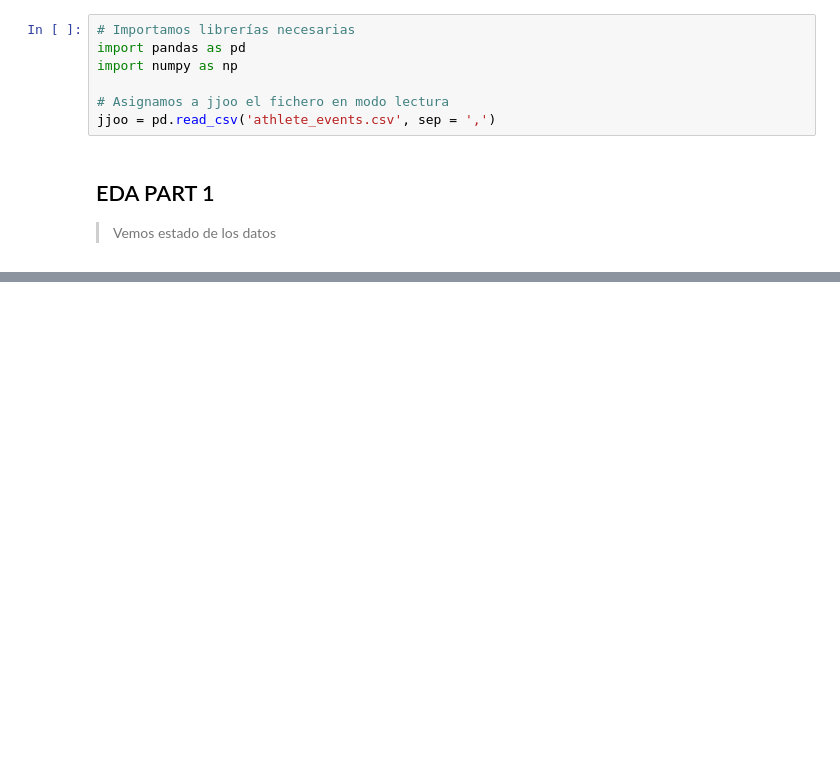
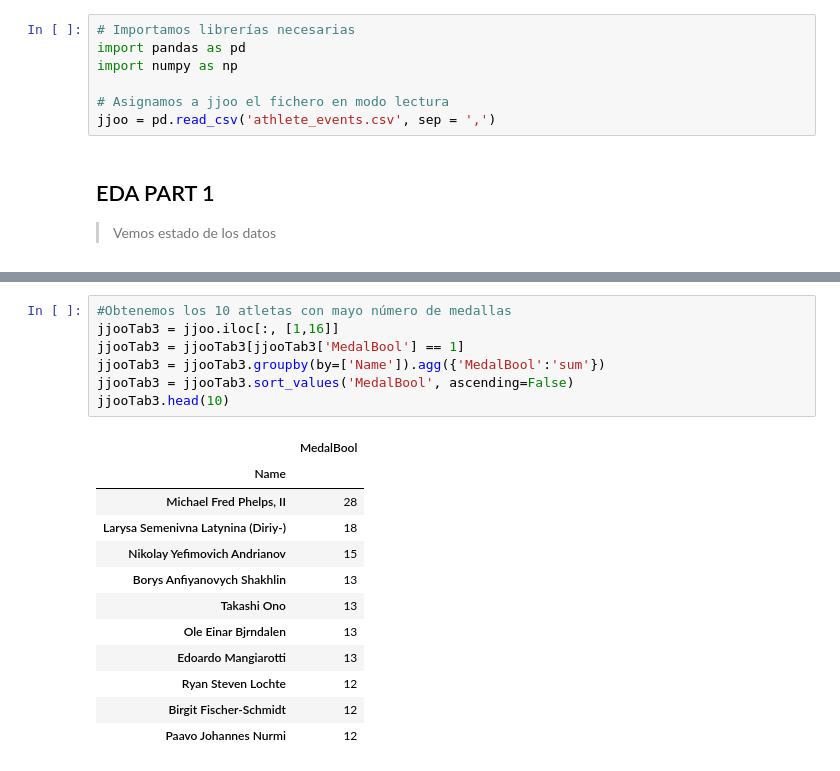
Before and after one commit to jsgolpof/JJOO-Pandas, a Jupyter notebook: JJOO_Data_analysis.ipynb, the cells around one changed output, grey strips where cells are left out. Drawn from its saved outputs; the diff is of its cells as text; blank space fills up the shorter version.

```diff
--- a/JJOO_Data_analysis.ipynb
+++ b/JJOO_Data_analysis.ipynb
@@ -49,0 +219,20 @@ jjoo.head(20)
+# %%
+#Obtenemos los 10 atletas con mayo número de medallas
+jjooTab3 = jjoo.iloc[:, [1,16]]
+jjooTab3 = jjooTab3[jjooTab3['MedalBool'] == 1]
+jjooTab3 = jjooTab3.groupby(by=['Name']).agg({'MedalBool':'sum'})
+jjooTab3 = jjooTab3.sort_values('MedalBool', ascending=False)
+jjooTab3.head(10)
+# %% [output]
+|  | MedalBool |
+| Name |  |
+| Michael Fred Phelps, II | 28 |
+| Larysa Semenivna Latynina (Diriy-) | 18 |
+| Nikolay Yefimovich Andrianov | 15 |
+| Borys Anfiyanovych Shakhlin | 13 |
+| Takashi Ono | 13 |
+| Ole Einar Bjrndalen | 13 |
+| Edoardo Mangiarotti | 13 |
+| Ryan Steven Lochte | 12 |
+| Birgit Fischer-Schmidt | 12 |
+| Paavo Johannes Nurmi | 12 |
```
Also changed, not shown: parts of 11 cells of this notebook.
